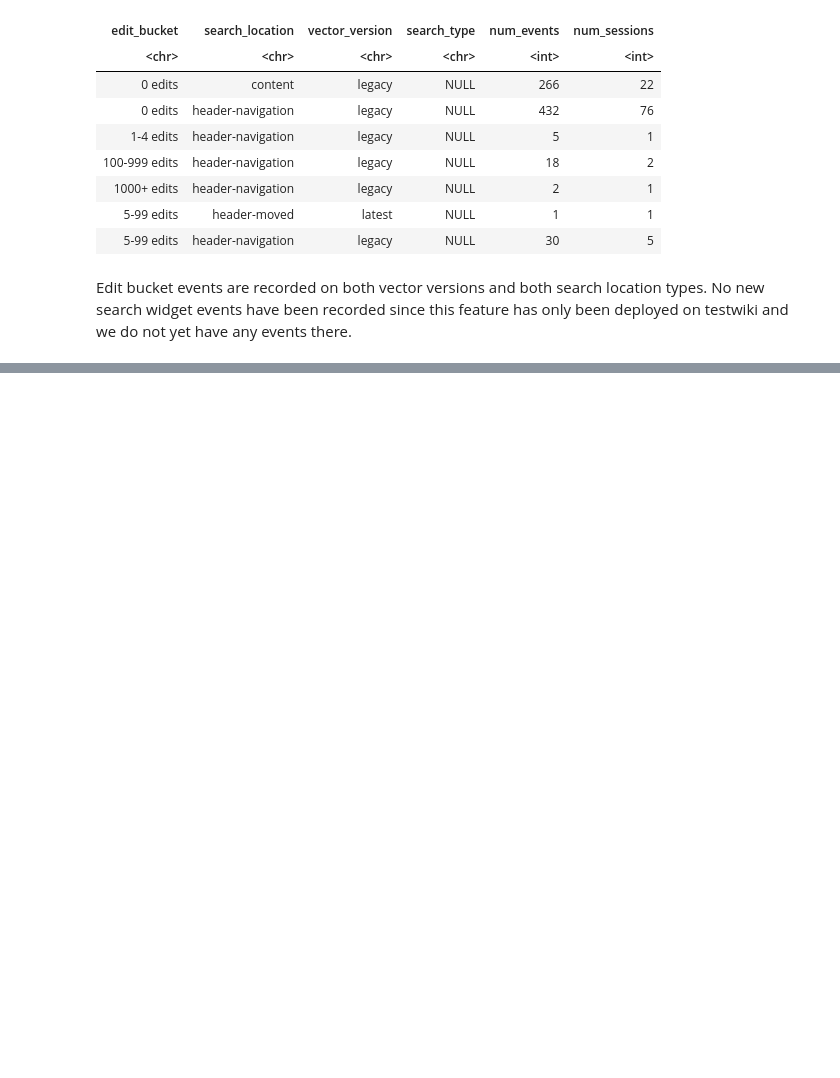
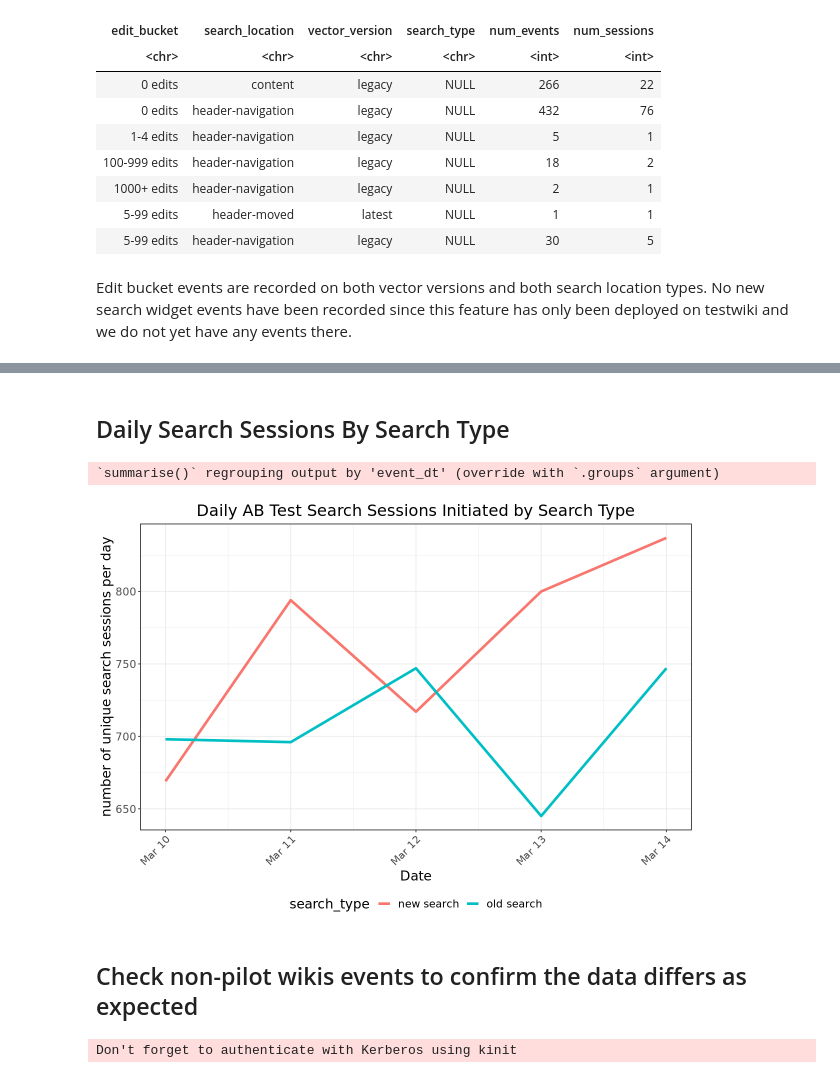
Before and after one commit to wikimedia-research/Desktop-Improvements-Search-Move-Analysis-2020, a Jupyter notebook: Post-deployment-data-QA/Post-deployment-data-QA.ipynb, the cells around one changed output, grey strips where cells are left out. Cells and saved outputs as stored; diff of their text form; code cells hidden in the pictures; blank space fills up the shorter version.

Commit message:
new search widget QA

```diff
--- a/Post-deployment-data-QA/Post-deployment-data-QA.ipynb
+++ b/Post-deployment-data-QA/Post-deployment-data-QA.ipynb
@@ -1183,0 +1230,2 @@ Edit bucket events are recorded on both vector versions and both search location
+# %%
+search_widget_sessions_pilotwikis <-  wmfdata::query_hive(query)
@@ -1183,0 +1234,13 @@ Edit bucket events are recorded on both vector versions and both search location
+# %%
+search_widget_sessions_pilotwikis$event_dt <- as.Date(search_widget_sessions_pilotwikis$event_dt)
+search_widget_sessions_pilotwikis$search_start <- as.Date(search_widget_sessions_pilotwikis$search_start)
+# %%
+# add column to clarfiy stage deployments
+
+search_widget_sessions_pilotwikis<- search_widget_sessions_pilotwikis %>%
+    mutate(deployment_stage = case_when(
+  wiki %in% c('frwiktionary', 'hewiki', 'ptwikiversity') ~ "stage 2",
+  wiki %in% c('frwiki', 'euwiki', 'fawiki') ~ "stage 3",
+  wiki %in% c('ptwiki', 'kowiki', 'trwiki', 'srwiki', 'bnwiki', 'dewikivoyage', 'vecwiki') ~ "stage 4",
+ TRUE ~ "other"
+))
@@ -1183,0 +1289,37 @@ Edit bucket events are recorded on both vector versions and both search location
+# %% [markdown]
+## Daily Search Sessions By Search Type
+# %%
+# plot search location move trends
+
+p <- search_widget_sessions_pilotwikis %>%
+    mutate(search_type = ifelse(search_type == 'NULL', "old search", "new search")) %>%
+# review search sessions initiated that meet AB bucketing criteria
+    filter(
+         search_location %in% c('header-moved', 'header-navigation'),
+         is_anonymous == 'false',
+          source_type == 'autocomplete',
+          action_type == 'searchResultPage',
+         search_start >= '2021-03-10') %>%
+    group_by(event_dt, search_type) %>%
+    summarise(num_events = sum(events),
+             num_sessions = n_distinct(search_session))  %>%
+  ggplot(aes(x=event_dt, y = num_sessions, color = search_type)) +
+    geom_line(size = 1.5) +
+    labs(y = "number of unique search sessions per day",
+          x = "Date",
+         title = "Daily AB Test Search Sessions Initiated by Search Type")  +
+     theme_bw() +
+    theme(
+        plot.title = element_text(hjust = 0.5),
+        text = element_text(size=16),
+        legend.position="bottom",
+        axis.text.x = element_text(angle=45, hjust=1))
+
+p
+
+ggsave("Figures/daily_search_sessions_by_type.png", p, width = 16, height = 8, units = "in", dpi = 300)
+# %% [output]
+`summarise()` regrouping output by 'event_dt' (override with `.groups` argument)
+[figure, added]
+# %% [markdown]
+## Check non-pilot wikis events to confirm the data differs as expected
@@ -1183,0 +1363,4 @@ Edit bucket events are recorded on both vector versions and both search location
+# %%
+search_widget_sessions_non_pilotwikis <-  wmfdata::query_hive(query)
+# %% [output]
+Don't forget to authenticate with Kerberos using kinit
```
Also changed, not shown: parts of 16 cells of this notebook.
